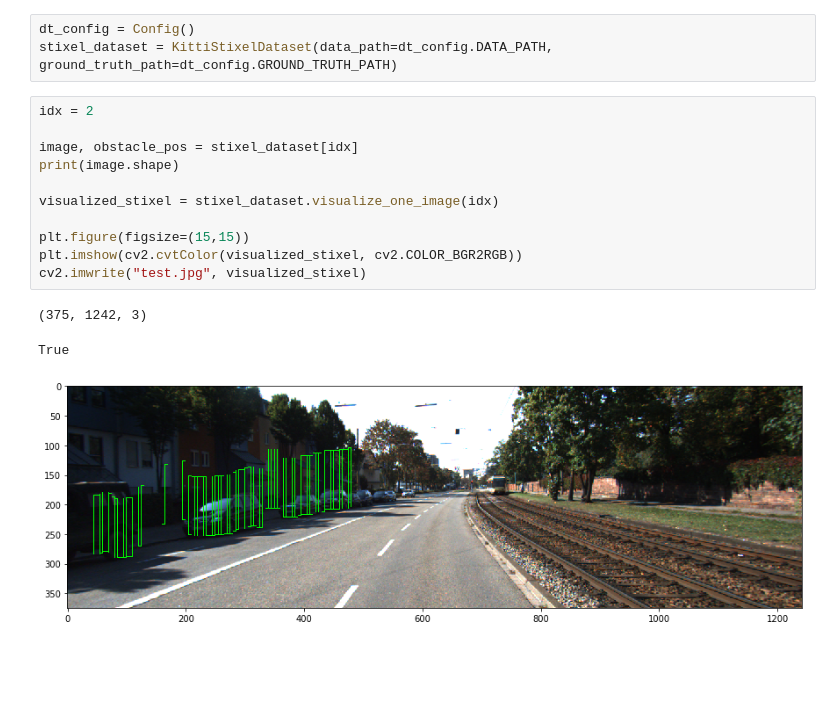
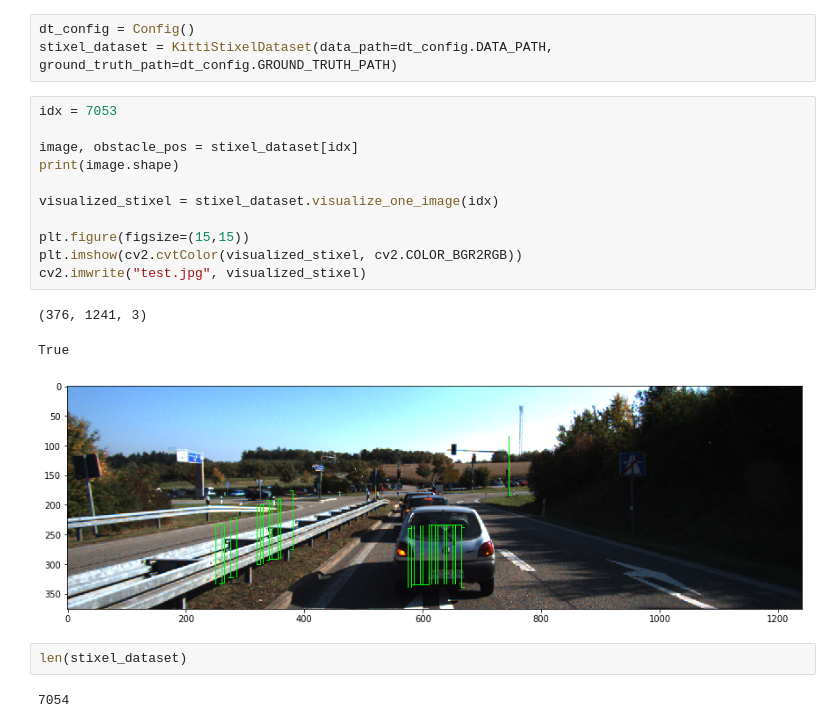
Before and after one commit to xmba15/obstacle_detection_stixelnet, a Jupyter notebook: notebooks/test_kitti_stixel_dataloader.ipynb, the cells around one changed output. Drawn from its saved outputs; the diff is of its cells as text; blank space fills up the shorter version.

```diff
--- a/notebooks/test_kitti_stixel_dataloader.ipynb
+++ b/notebooks/test_kitti_stixel_dataloader.ipynb
@@ -16,17 +16,21 @@ except:
 dt_config = Config()
 stixel_dataset = KittiStixelDataset(data_path=dt_config.DATA_PATH, ground_truth_path=dt_config.GROUND_TRUTH_PATH)
 # %%
-idx = 2
+idx = 7053
 
 image, obstacle_pos = stixel_dataset[idx]
 print(image.shape)
 
 visualized_stixel = stixel_dataset.visualize_one_image(idx)
 
 plt.figure(figsize=(15,15))
 plt.imshow(cv2.cvtColor(visualized_stixel, cv2.COLOR_BGR2RGB))
 cv2.imwrite("test.jpg", visualized_stixel)
 # %% [output]
-(375, 1242, 3)
+(376, 1241, 3)
 True
-[figure, old version]
+[figure, new version]
+# %%
+len(stixel_dataset)
+# %% [output]
+7054
```
Also changed, not shown: 3 other files.
